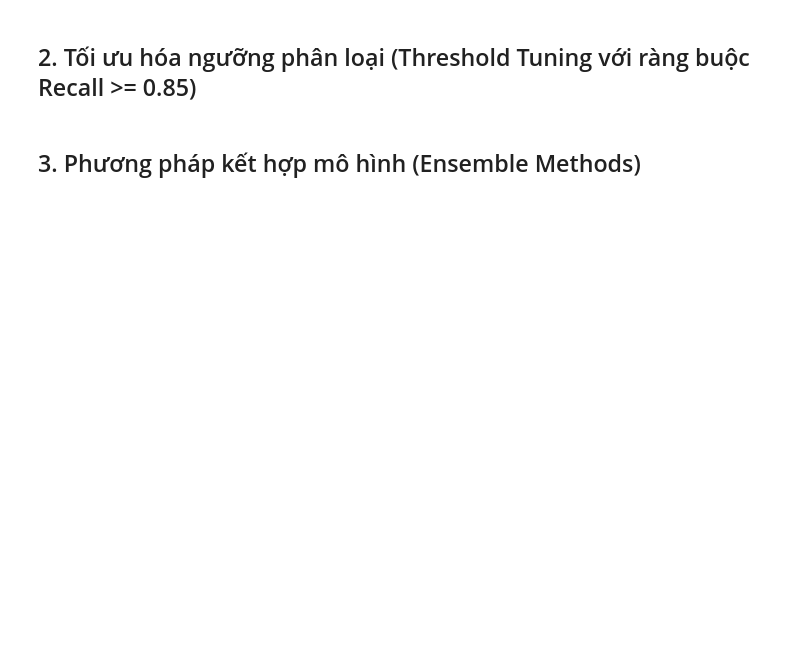
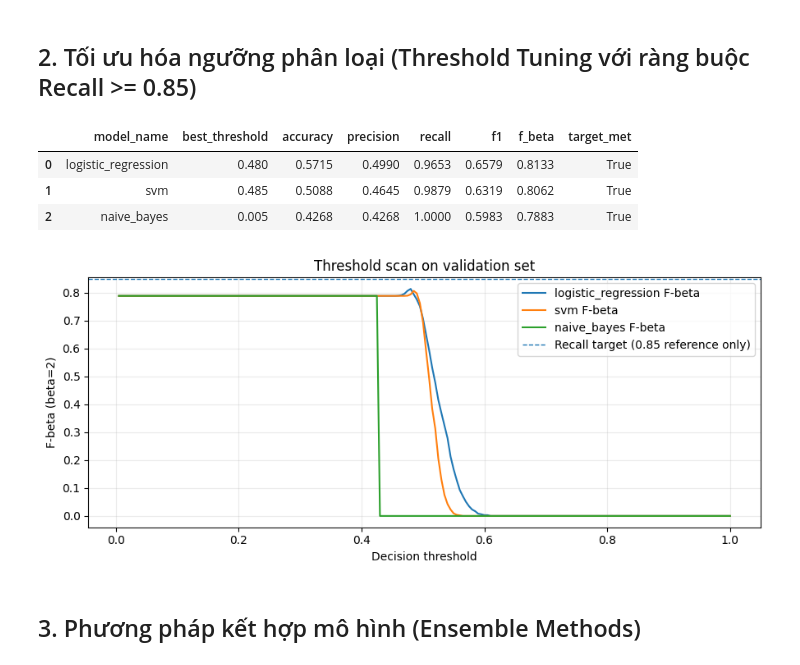
Before and after one commit to iamtien77/spam_classifier, a Jupyter notebook: notebooks/04_tuning_and_ensemble.ipynb, the cells around one changed output. Cells and saved outputs as stored; diff of their text form; code cells hidden in the pictures; blank space fills up the shorter version.

```diff
--- a/notebooks/04_tuning_and_ensemble.ipynb
+++ b/notebooks/04_tuning_and_ensemble.ipynb
@@ -26,0 +40,21 @@ pass
+# %%
+# Grid Search tiết kiệm thời gian; mở rộng các lưới tham số khi có tài nguyên phù hợp
+lr_best, lr_params, lr_score = tune_model_hyperparameters(
+    "logistic_regression", LogisticRegressionFromScratch,
+    {"C": [0.5, 1.0], "learning_rate": [0.1], "max_iter": [100], "class_weight": ["balanced"]},
+    X_train_csr, y_train, X_val_csr, y_val, scoring_metric="f1")
+svm_best, svm_params, svm_score = tune_model_hyperparameters(
+    "svm", LinearSVMFromScratch,
+    {"C": [0.5, 1.0], "learning_rate": [0.05], "max_iter": [40], "class_weight": ["balanced"]},
+    X_train_csr, y_train, X_val_csr, y_val, scoring_metric="f1")
+nb_best, nb_params, nb_score = tune_model_hyperparameters(
+    "naive_bayes", NaiveBayesClassifier,
+    {"alpha": [0.5, 1.0, 2.0], "kind": ["complement"]},
+    X_train_csr, y_train, X_val_csr, y_val, scoring_metric="f1")
+best_models = {"logistic_regression": lr_best, "svm": svm_best, "naive_bayes": nb_best}
+tuning_summary = pd.DataFrame([
+    {"model_name": "logistic_regression", "best_params": lr_params, "validation_f1_at_0.5": lr_score},
+    {"model_name": "svm", "best_params": svm_params, "validation_f1_at_0.5": svm_score},
+    {"model_name": "naive_bayes", "best_params": nb_params, "validation_f1_at_0.5": nb_score},
+])
+display(tuning_summary)
@@ -37,2 +68,28 @@ pass
+# %%
+# Dò 200 ngưỡng trên Validation; Recall >= 0.85 là ràng buộc ưu tiên
+threshold_optimizer = ThresholdOptimizerScratch(recall_target=0.85, beta=2.0, n_points=200)
+threshold_results = {}
+threshold_rows = []
+for name, model in best_models.items():
+    probabilities = model.predict_proba(X_val_csr)[:, 1]
+    scan = threshold_optimizer.scan_thresholds(y_val, probabilities)
+    best = threshold_optimizer.select_best_threshold(scan)
+    threshold_results[name] = {"threshold": best["best_threshold"], "metrics": best, "scan": scan}
+    threshold_rows.append({"model_name": name, **best})
+threshold_summary = pd.DataFrame(threshold_rows).sort_values(["target_met", "f_beta", "f1"], ascending=False)
+display(threshold_summary[["model_name", "best_threshold", "accuracy", "precision", "recall", "f1", "f_beta", "target_met"]].round(4))
+fig, ax = plt.subplots(figsize=(9, 4))
+for name, item in threshold_results.items():
+    ax.plot(item["scan"]["threshold"], item["scan"]["f_beta"], label=f"{name} F-beta")
+ax.axhline(0.85, linestyle="--", linewidth=1, label="Recall target (0.85 reference only)")
+ax.set(xlabel="Decision threshold", ylabel="F-beta (beta=2)", title="Threshold scan on validation set")
+ax.legend(); ax.grid(alpha=0.25); plt.tight_layout()
+plt.savefig(FIGURES_DIR / "task2_threshold_tuning.png", dpi=300); plt.show()
+# %% [output]
+|  | model_name | best_threshold | accuracy | precision | recall | f1 | f_beta | target_met |
+| 0 | logistic_regression | 0.480 | 0.5715 | 0.4990 | 0.9653 | 0.6579 | 0.8133 | True |
+| 1 | svm | 0.485 | 0.5088 | 0.4645 | 0.9879 | 0.6319 | 0.8062 | True |
+| 2 | naive_bayes | 0.005 | 0.4268 | 0.4268 | 1.0000 | 0.5983 | 0.7883 | True |
+[figure, added]
 # %% [markdown]
 ## 3. Phương pháp kết hợp mô hình (Ensemble Methods)
```
Also changed, not shown: parts of 9 cells of this notebook, 15 other files.
